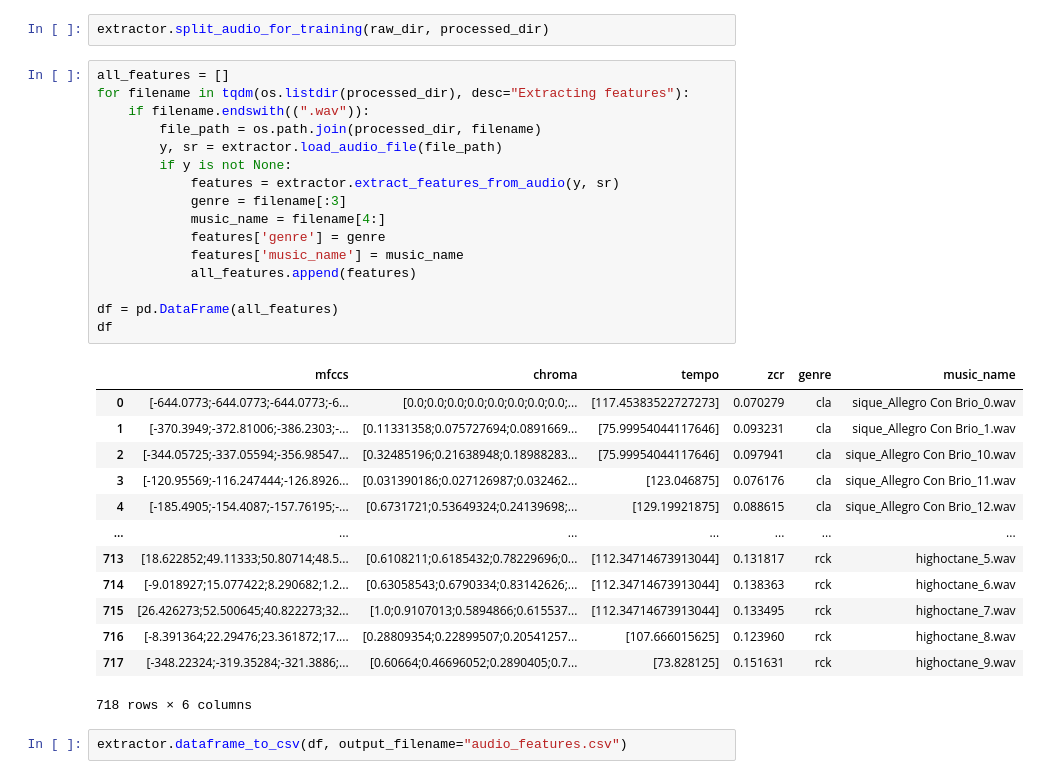
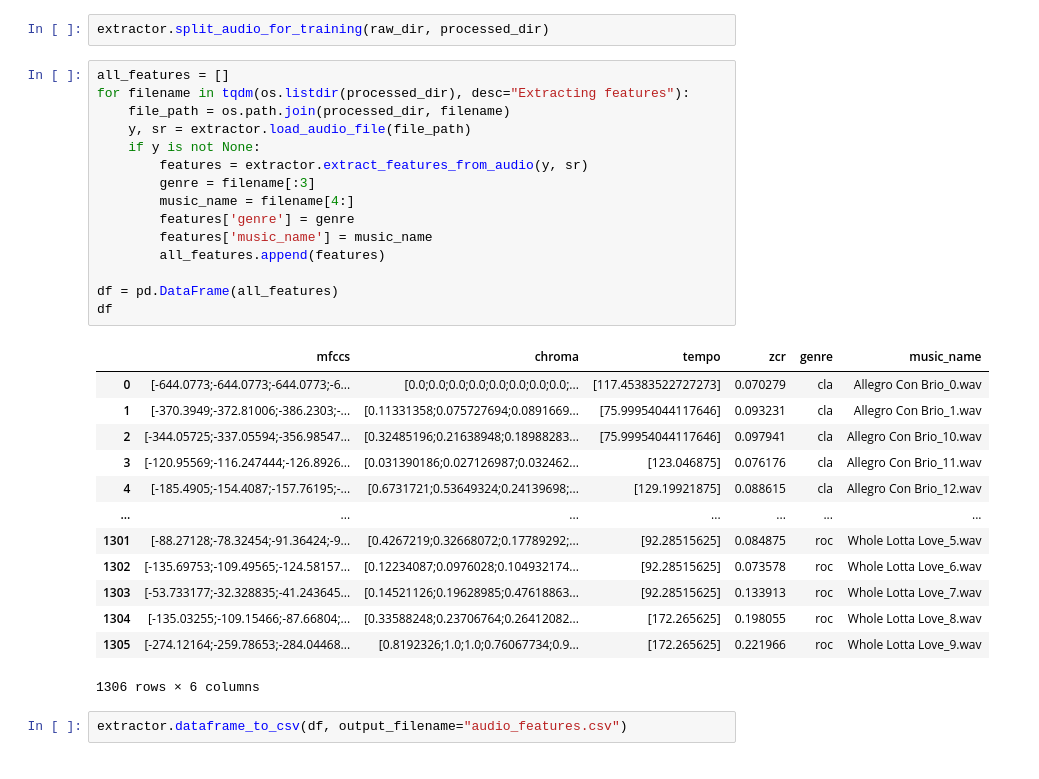
Before and after one commit to Redhoxx/MusicMind, a Jupyter notebook: notebooks/build dataset.ipynb, the cells around one changed output. Saved outputs shown, nothing was run; the diff lists cells and outputs as text.

```diff
--- a/notebooks/build dataset.ipynb
+++ b/notebooks/build dataset.ipynb
@@ -16,33 +16,32 @@ extractor.split_audio_for_training(raw_dir, processed_dir)
 # %%
 all_features = []
 for filename in tqdm(os.listdir(processed_dir), desc="Extracting features"):
-    if filename.endswith((".wav")):
-        file_path = os.path.join(processed_dir, filename)
-        y, sr = extractor.load_audio_file(file_path)
-        if y is not None:
-            features = extractor.extract_features_from_audio(y, sr)
-            genre = filename[:3]
-            music_name = filename[4:]
-            features['genre'] = genre
-            features['music_name'] = music_name
-            all_features.append(features)
+    file_path = os.path.join(processed_dir, filename)
+    y, sr = extractor.load_audio_file(file_path)
+    if y is not None:
+        features = extractor.extract_features_from_audio(y, sr)
+        genre = filename[:3]
+        music_name = filename[4:]
+        features['genre'] = genre
+        features['music_name'] = music_name
+        all_features.append(features)
 
 df = pd.DataFrame(all_features)
 df
 # %% [output]
 |  | mfccs | chroma | tempo | zcr | genre | music_name |
-| 0 | [-644.0773;-644.0773;-644.0773;-6... | [0.0;0.0;0.0;0.0;0.0;0.0;0.0;0.0;... | [117.45383522727273] | 0.070279 | cla | sique_Allegro Con Brio_0.wav |
-| 1 | [-370.3949;-372.81006;-386.2303;-... | [0.11331358;0.075727694;0.0891669... | [75.99954044117646] | 0.093231 | cla | sique_Allegro Con Brio_1.wav |
-| 2 | [-344.05725;-337.05594;-356.98547... | [0.32485196;0.21638948;0.18988283... | [75.99954044117646] | 0.097941 | cla | sique_Allegro Con Brio_10.wav |
-| 3 | [-120.95569;-116.247444;-126.8926... | [0.031390186;0.027126987;0.032462... | [123.046875] | 0.076176 | cla | sique_Allegro Con Brio_11.wav |
-| 4 | [-185.4905;-154.4087;-157.76195;-... | [0.6731721;0.53649324;0.24139698;... | [129.19921875] | 0.088615 | cla | sique_Allegro Con Brio_12.wav |
+| 0 | [-644.0773;-644.0773;-644.0773;-6... | [0.0;0.0;0.0;0.0;0.0;0.0;0.0;0.0;... | [117.45383522727273] | 0.070279 | cla | Allegro Con Brio_0.wav |
+| 1 | [-370.3949;-372.81006;-386.2303;-... | [0.11331358;0.075727694;0.0891669... | [75.99954044117646] | 0.093231 | cla | Allegro Con Brio_1.wav |
+| 2 | [-344.05725;-337.05594;-356.98547... | [0.32485196;0.21638948;0.18988283... | [75.99954044117646] | 0.097941 | cla | Allegro Con Brio_10.wav |
+| 3 | [-120.95569;-116.247444;-126.8926... | [0.031390186;0.027126987;0.032462... | [123.046875] | 0.076176 | cla | Allegro Con Brio_11.wav |
+| 4 | [-185.4905;-154.4087;-157.76195;-... | [0.6731721;0.53649324;0.24139698;... | [129.19921875] | 0.088615 | cla | Allegro Con Brio_12.wav |
 | ... | ... | ... | ... | ... | ... | ... |
-| 713 | [18.622852;49.11333;50.80714;48.5... | [0.6108211;0.6185432;0.78229696;0... | [112.34714673913044] | 0.131817 | rck | highoctane_5.wav |
-| 714 | [-9.018927;15.077422;8.290682;1.2... | [0.63058543;0.6790334;0.83142626;... | [112.34714673913044] | 0.138363 | rck | highoctane_6.wav |
-| 715 | [26.426273;52.500645;40.822273;32... | [1.0;0.9107013;0.5894866;0.615537... | [112.34714673913044] | 0.133495 | rck | highoctane_7.wav |
-| 716 | [-8.391364;22.29476;23.361872;17.... | [0.28809354;0.22899507;0.20541257... | [107.666015625] | 0.123960 | rck | highoctane_8.wav |
-| 717 | [-348.22324;-319.35284;-321.3886;... | [0.60664;0.46696052;0.2890405;0.7... | [73.828125] | 0.151631 | rck | highoctane_9.wav |
+| 1301 | [-88.27128;-78.32454;-91.36424;-9... | [0.4267219;0.32668072;0.17789292;... | [92.28515625] | 0.084875 | roc | Whole Lotta Love_5.wav |
+| 1302 | [-135.69753;-109.49565;-124.58157... | [0.12234087;0.0976028;0.104932174... | [92.28515625] | 0.073578 | roc | Whole Lotta Love_6.wav |
+| 1303 | [-53.733177;-32.328835;-41.243645... | [0.14521126;0.19628985;0.47618863... | [92.28515625] | 0.133913 | roc | Whole Lotta Love_7.wav |
+| 1304 | [-135.03255;-109.15466;-87.66804;... | [0.33588248;0.23706764;0.26412082... | [172.265625] | 0.198055 | roc | Whole Lotta Love_8.wav |
+| 1305 | [-274.12164;-259.78653;-284.04468... | [0.8192326;1.0;1.0;0.76067734;0.9... | [172.265625] | 0.221966 | roc | Whole Lotta Love_9.wav |
-718 rows × 6 columns
+1306 rows × 6 columns
 # %%
 extractor.dataframe_to_csv(df, output_filename="audio_features.csv")
 # %% [output]
```
Also changed, not shown: 2 other files.
